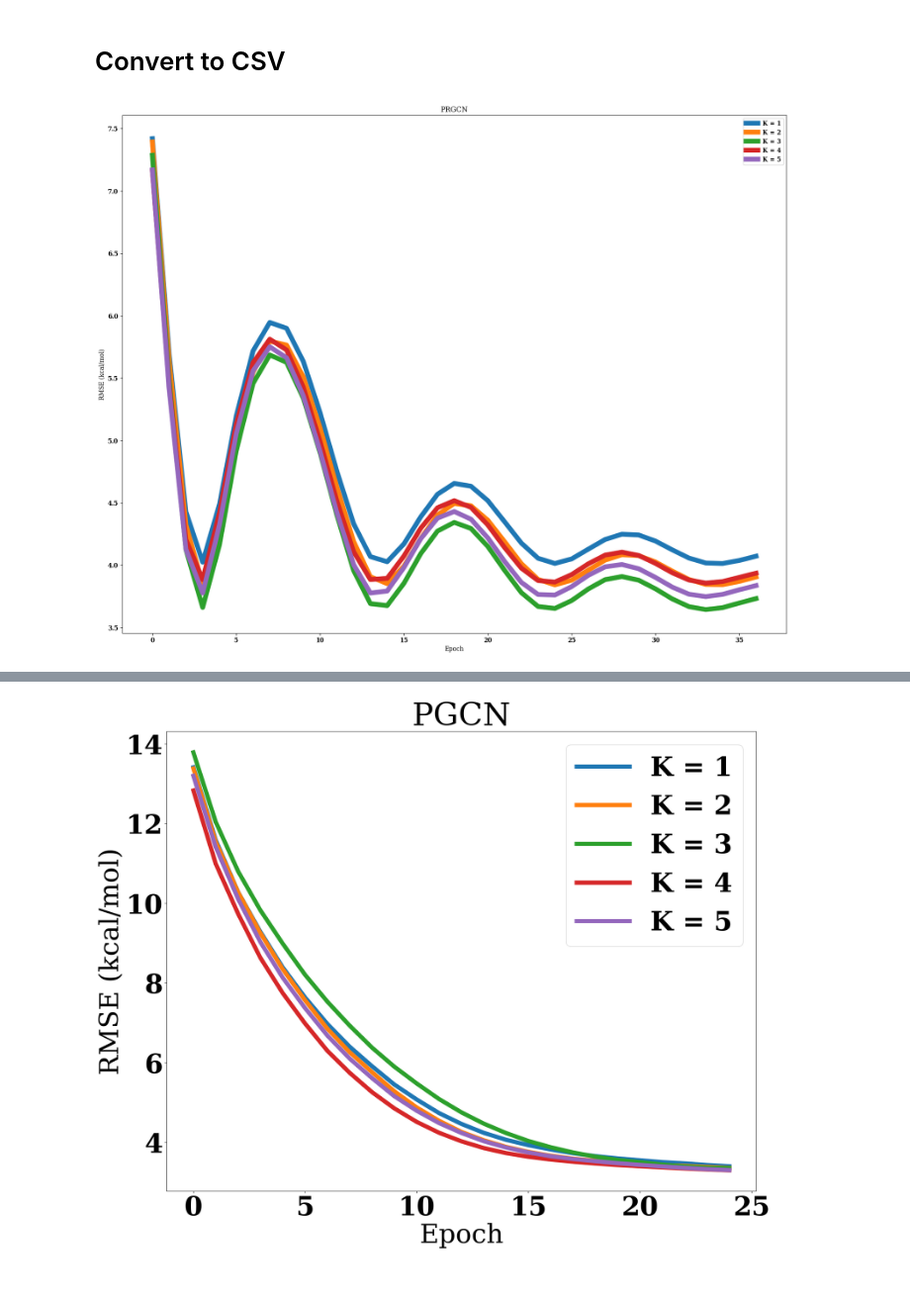
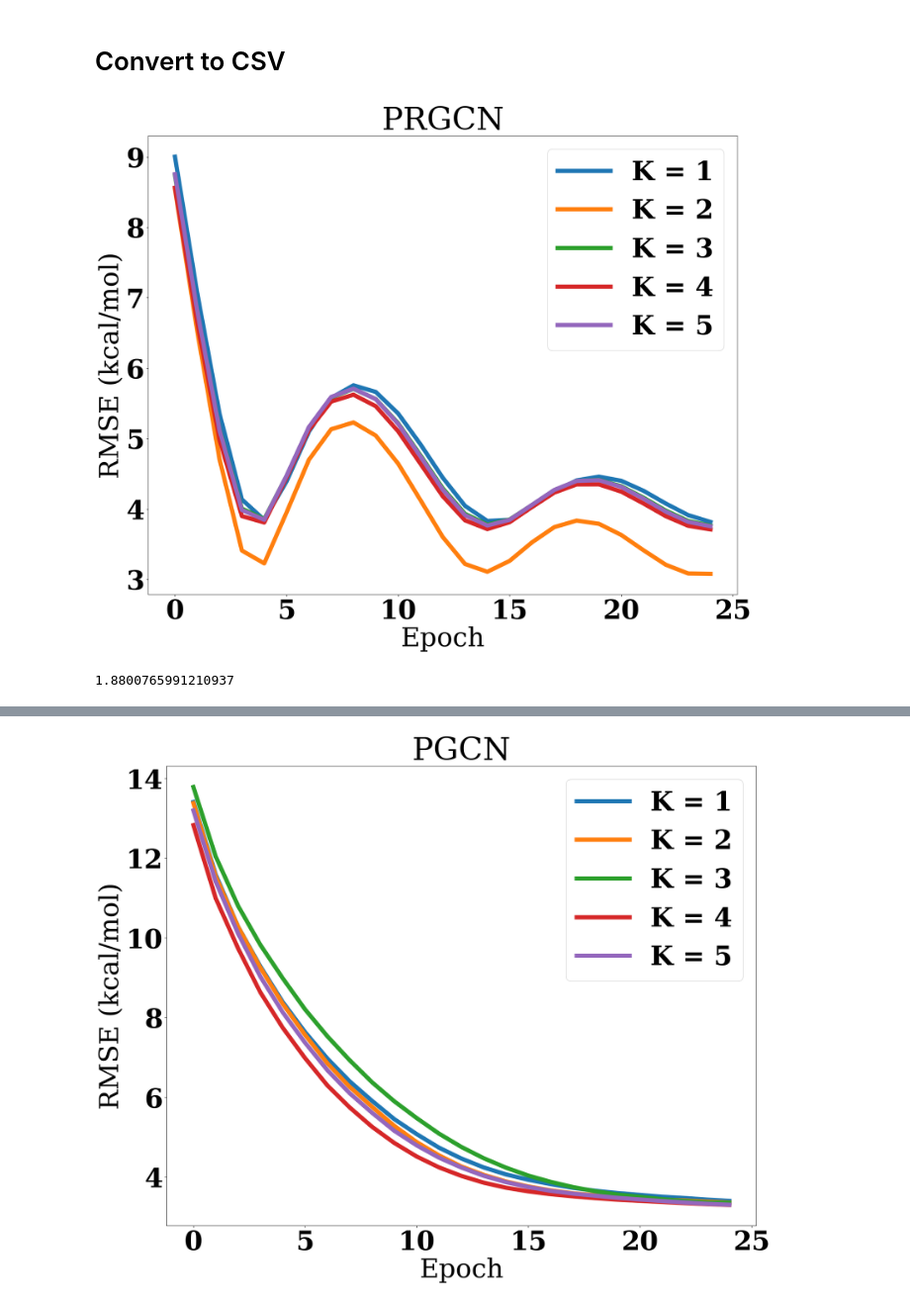
Before and after one commit to aicam/GBNN, a Jupyter notebook: Notebooks/Entropy/JCIM_result_eval.ipynb, the cells around one changed output, grey strips where cells are left out. Shown at 99% size. Saved outputs shown, nothing was run; the diff lists cells and outputs as text; code cells hidden in the pictures.

```diff
--- a/Notebooks/Entropy/JCIM_result_eval.ipynb
+++ b/Notebooks/Entropy/JCIM_result_eval.ipynb
@@ -124,17 +120,21 @@ np.save(open('GCN_pred.npy', 'wb'), GCN_pred)
 # %%
 font = {'family' : 'serif',
         'weight' : 'bold',
         'size'   : 50}
 
 matplotlib.rc('font', **font)
 figure(figsize=(20, 16), dpi=100)
 for i in range(K):
-    plt.plot(PGCN_PG_hists[i][3:40], label='K = %d' % (i + 1), linewidth=8)
+    plt.plot(np.array(PGCN_PG_hists[i][2:27]) - .1, label='K = %d' % (i + 1), linewidth=8)
 plt.xlabel('Epoch')
 plt.ylabel('RMSE (kcal/mol)')
 plt.title('PRGCN')
 plt.legend()
 plt.savefig('PGCN_PG_K_fold.png')
 # %% [output]
-[figure, old version]
+[figure, new version]
+# %%
+PGCN_DD_loss.mean()
+# %% [output]
+1.8800765991210937
 # %%
```
Also changed, not shown: parts of 12 cells of this notebook, 6 other files.
